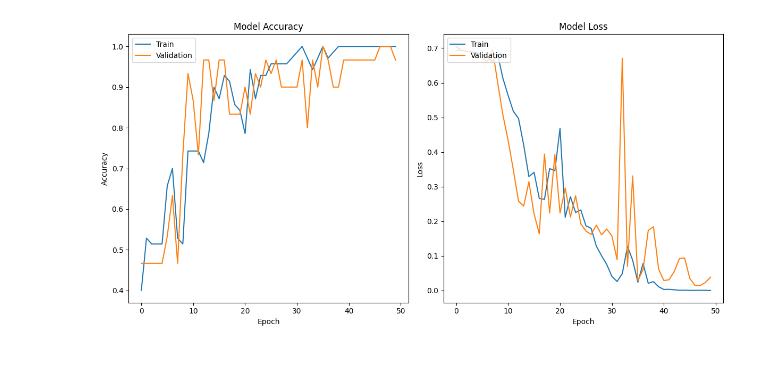
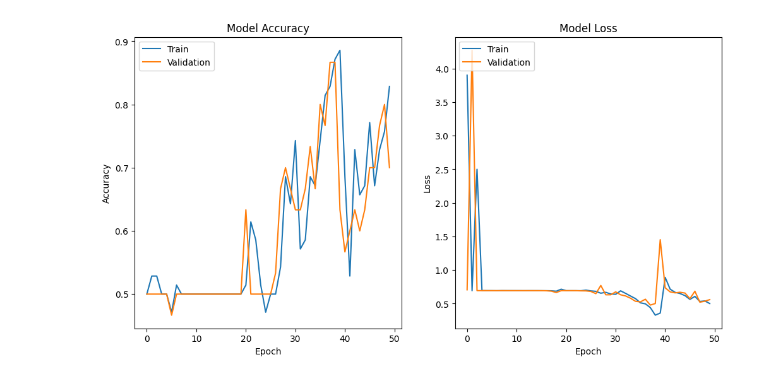
Before and after one commit to WhiteCat20/model-cnn-unsegmented-gambar-durian, a Jupyter notebook: main.ipynb, the cells around one changed output. Drawn from its saved outputs; the diff is of its cells as text; code cells hidden in the pictures.

```diff
--- a/main.ipynb
+++ b/main.ipynb
@@ -48,23 +48,20 @@ X_train, X_test, y_train, y_test = train_test_split(X, y, test_size=0.3)
 X_train_scaled = X_train /255
 X_test_scaled = X_test /255
 # %%
-# DuNet-12
+# AlexNet
 convDim = 3
 model = tf.keras.models.Sequential([
-    tf.keras.layers.Conv2D(32, (convDim,convDim), activation='relu', input_shape=(200,200,3)),
+    tf.keras.layers.Conv2D(96, (11,11), activation='relu', input_shape=(200,200,3)),
+    tf.keras.layers.MaxPool2D(3,3),
+    tf.keras.layers.Conv2D(256, (convDim,convDim), activation='relu'),
     tf.keras.layers.MaxPool2D(2,2),
-    tf.keras.layers.Conv2D(64, (convDim,convDim), activation='relu'),
-    tf.keras.layers.MaxPool2D(2,2),
-    tf.keras.layers.Conv2D(64, (convDim,convDim), activation='relu'),
-    tf.keras.layers.MaxPool2D(2,2),
-    tf.keras.layers.Conv2D(64, (convDim,convDim), activation='relu'),
-    tf.keras.layers.MaxPool2D(2,2),
-    tf.keras.layers.Conv2D(64, (convDim,convDim), activation='relu'),
-    tf.keras.layers.MaxPool2D(2,2),
-    tf.keras.layers.Conv2D(64, (convDim,convDim), activation='relu'),
+    tf.keras.layers.Conv2D(384, (convDim,convDim), activation='relu'),
+    tf.keras.layers.Conv2D(384, (convDim,convDim), activation='relu'),
+    tf.keras.layers.Conv2D(256, (convDim,convDim), activation='relu'),
     tf.keras.layers.MaxPool2D(2,2),
     tf.keras.layers.Flatten(),
-    tf.keras.layers.Dense(64, activation='relu'),
+    tf.keras.layers.Dense(4096, activation='relu'),
+    tf.keras.layers.Dense(4096, activation='relu'),
     tf.keras.layers.Dense(1, activation='sigmoid')
 ])
 model.compile(loss='binary_crossentropy', optimizer='adam', metrics=['accuracy'])
@@ -148,38 +145,35 @@ array([[0.  ],
 # Plot training and validation history
 plt.figure(figsize=(12, 6))
 
 # Plot training & validation accuracy values
 plt.subplot(1, 2, 1)
 plt.plot(model_fit.history['accuracy'])
 plt.plot(model_fit.history['val_accuracy'])  # Add validation accuracy
 plt.title('Model Accuracy')
 plt.xlabel('Epoch')
 plt.ylabel('Accuracy')
 plt.legend(['Train', 'Validation'], loc='upper left')
 
 # Plot training & validation loss values
 plt.subplot(1, 2, 2)
 plt.plot(model_fit.history['loss'])
 plt.plot(model_fit.history['val_loss'])  # Add validation loss
 plt.title('Model Loss')
 plt.xlabel('Epoch')
 plt.ylabel('Loss')
 plt.legend(['Train', 'Validation'], loc='upper left')
 
-plt.tight_layout()
-
 # Get current date and time
 now = datetime.datetime.now()
 
 # Format the date-time string as 'MMDDYYYY-HHMM'
-date_time_str = now.strftime("%d%m%Y-%H%M")
+date_time_str = now.strftime("%d%m%Y-%H%M%S")
 
 # Save the plot with the specified name format
 plt.savefig(f"{date_time_str}.png")
-
 plt.show()
 # %% [output]
-[figure, old version]
+[figure, new version]
 # %%
 # Generate predictions on the test set
 y_pred = model.predict(X_test)
```
Also changed, not shown: parts of 6 cells of this notebook, 24 other files.
